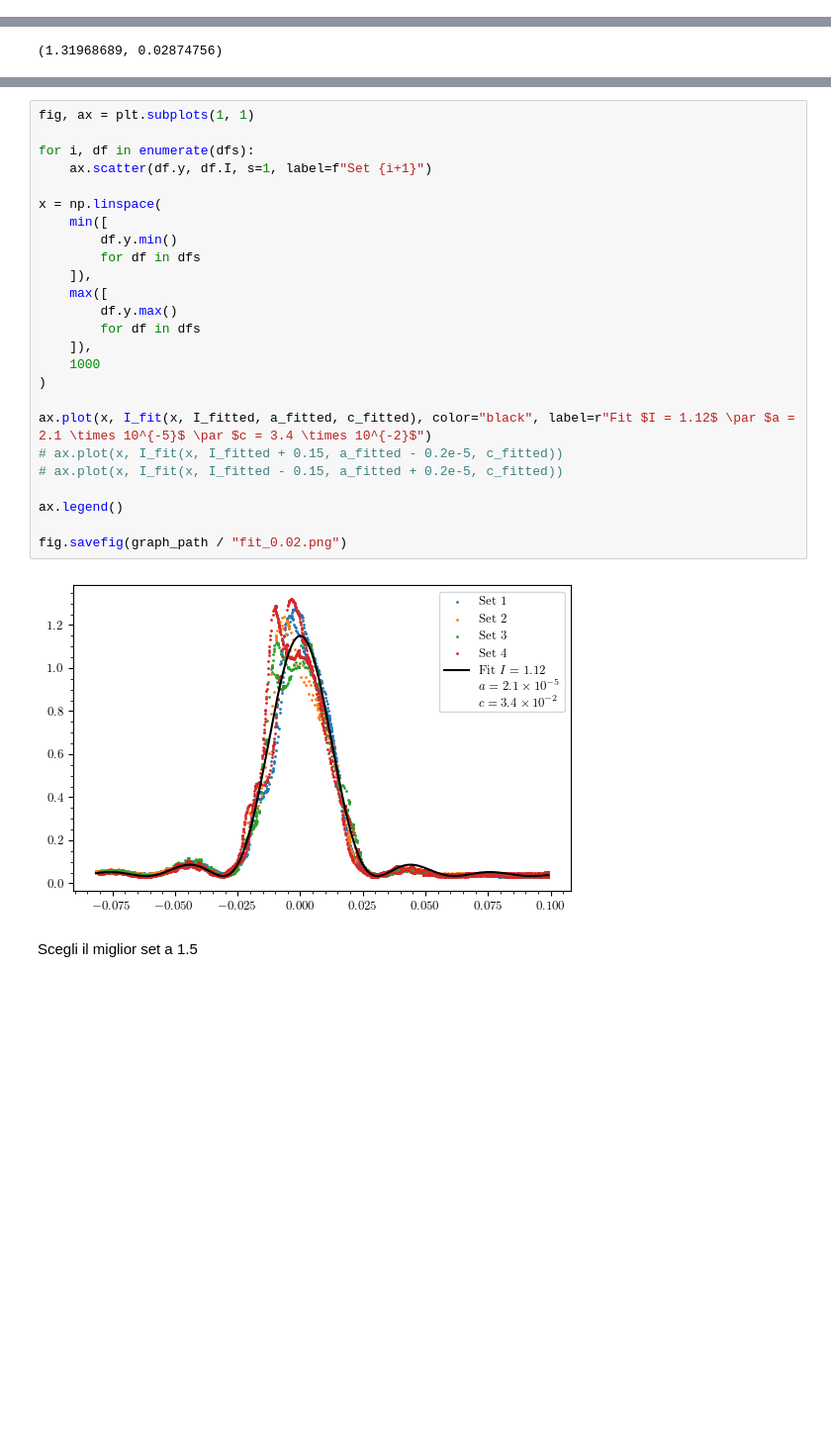
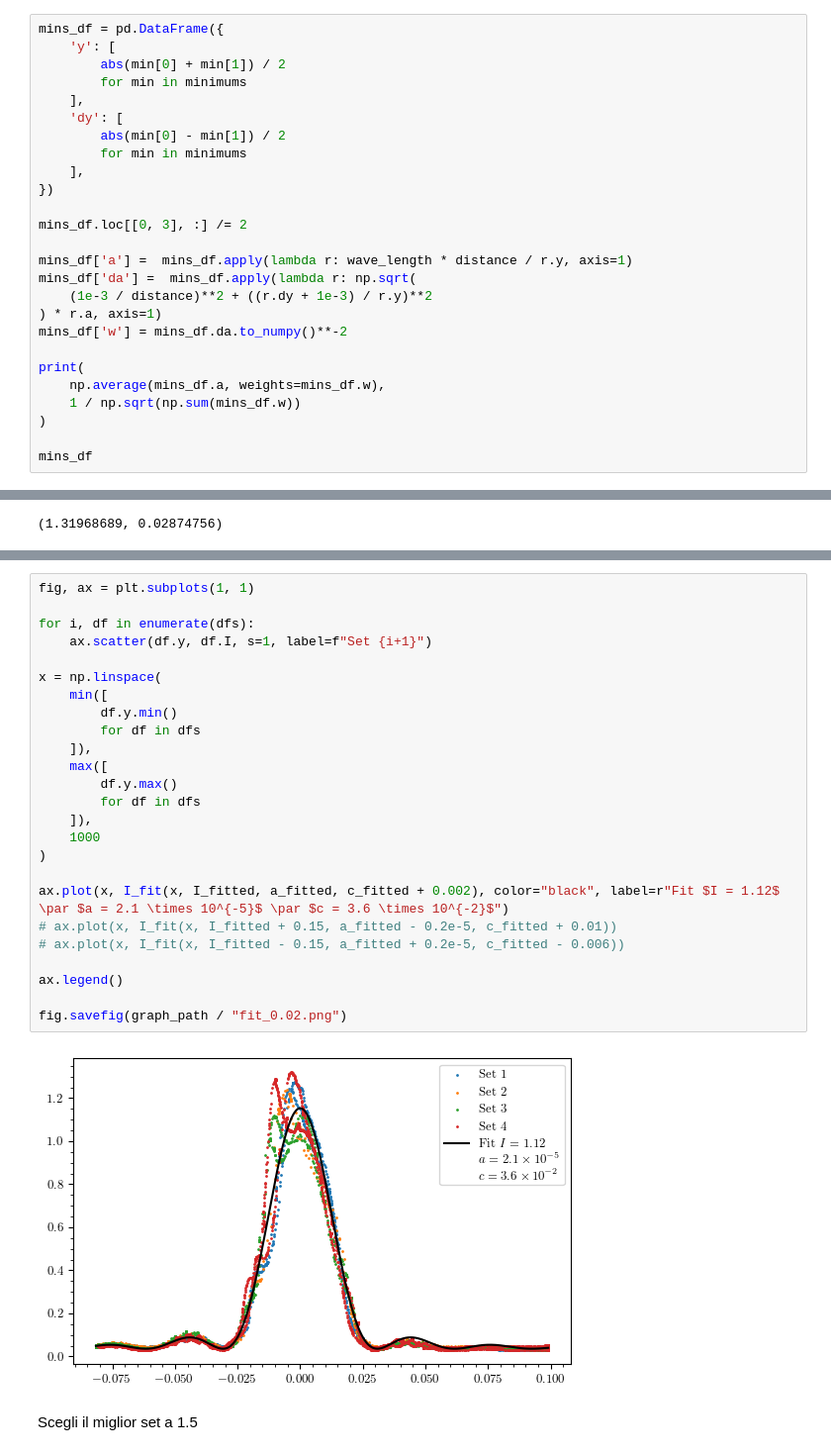
Before and after one commit to Vayxen/Lab2-Ottica-1, a Jupyter notebook: code/slit_0.02.ipynb, the cells around one changed output, grey strips where cells are left out. Shown at 99% size. Drawn from its saved outputs; the diff is of its cells as text; blank space fills up the shorter version.

```diff
--- a/code/slit_0.02.ipynb
+++ b/code/slit_0.02.ipynb
@@ -88,0 +102,26 @@ fig.savefig(graph_path / "min_0.02.png")
+# %%
+mins_df = pd.DataFrame({
+    'y': [
+        abs(min[0] + min[1]) / 2
+        for min in minimums
+    ],
+    'dy': [
+        abs(min[0] - min[1]) / 2
+        for min in minimums
+    ],
+})
+
+mins_df.loc[[0, 3], :] /= 2
+
+mins_df['a'] =  mins_df.apply(lambda r: wave_length * distance / r.y, axis=1)
+mins_df['da'] =  mins_df.apply(lambda r: np.sqrt(
+    (1e-3 / distance)**2 + ((r.dy + 1e-3) / r.y)**2
+) * r.a, axis=1)
+mins_df['w'] = mins_df.da.to_numpy()**-2
+
+print(
+    np.average(mins_df.a, weights=mins_df.w),
+    1 / np.sqrt(np.sum(mins_df.w))
+)
+
+mins_df
@@ -146,30 +192,30 @@ print(c_fitted)
 # %%
 fig, ax = plt.subplots(1, 1)
 
 for i, df in enumerate(dfs):
     ax.scatter(df.y, df.I, s=1, label=f"Set {i+1}")
 
 x = np.linspace(
     min([
         df.y.min()
         for df in dfs
     ]),
     max([
         df.y.max()
         for df in dfs
     ]),
     1000
 )
 
-ax.plot(x, I_fit(x, I_fitted, a_fitted, c_fitted), color="black", label=r"Fit $I = 1.12$ \par $a = 2.1 \times 10^{-5}$ \par $c = 3.4 \times 10^{-2}$")
-# ax.plot(x, I_fit(x, I_fitted + 0.15, a_fitted - 0.2e-5, c_fitted))
-# ax.plot(x, I_fit(x, I_fitted - 0.15, a_fitted + 0.2e-5, c_fitted))
+ax.plot(x, I_fit(x, I_fitted, a_fitted, c_fitted + 0.002), color="black", label=r"Fit $I = 1.12$ \par $a = 2.1 \times 10^{-5}$ \par $c = 3.6 \times 10^{-2}$")
+# ax.plot(x, I_fit(x, I_fitted + 0.15, a_fitted - 0.2e-5, c_fitted + 0.01))
+# ax.plot(x, I_fit(x, I_fitted - 0.15, a_fitted + 0.2e-5, c_fitted - 0.006))
 
 ax.legend()
 
 fig.savefig(graph_path / "fit_0.02.png")
 # %% [output]
-[figure, old version]
+[figure, new version]
 # %% [markdown]
 Scegli il miglior set a 1.5
 # %%
```
Also changed, not shown: parts of 4 cells of this notebook.
